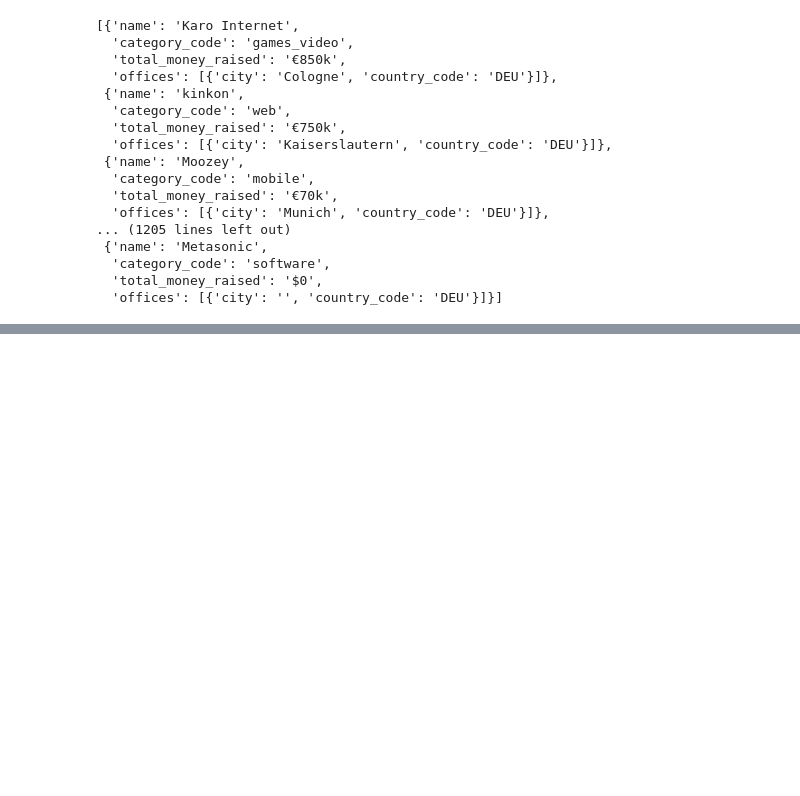
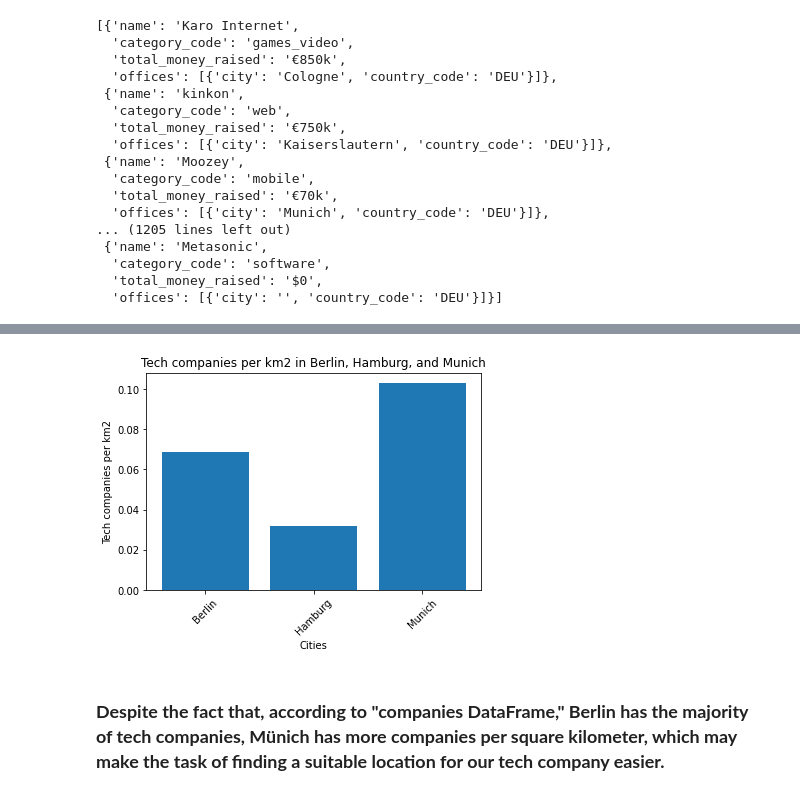
Before and after one commit to victorjrp92/Establishing-a-Tech-Company-in-Germany, a Jupyter notebook: Project3.ipynb, the cells around one changed output, grey strips where cells are left out. Cells and saved outputs as stored; diff of their text form; code cells hidden in the pictures; blank space fills up the shorter version.

```diff
--- a/Project3.ipynb
+++ b/Project3.ipynb
@@ -141,0 +173,11 @@ TypeError: unsupported operand type(s) for /: 'int' and 'tuple'
+# %%
+plt.bar(df2['cities'], df2['tech companies per km2'])
+plt.xlabel('Cities')
+plt.ylabel('Tech companies per km2')
+plt.title('Tech companies per km2 in Berlin, Hamburg, and Munich')
+plt.xticks(rotation=45)
+plt.show()
+# %% [output]
+[figure, added]
+# %% [markdown]
+### **Despite the fact that, according to "companies DataFrame," Berlin has the majority of tech companies, Münich has more companies per square kilometer, which may make the task of finding a suitable location for our tech company easier.**
```
Also changed, not shown: parts of 16 cells of this notebook, 1 other file.
